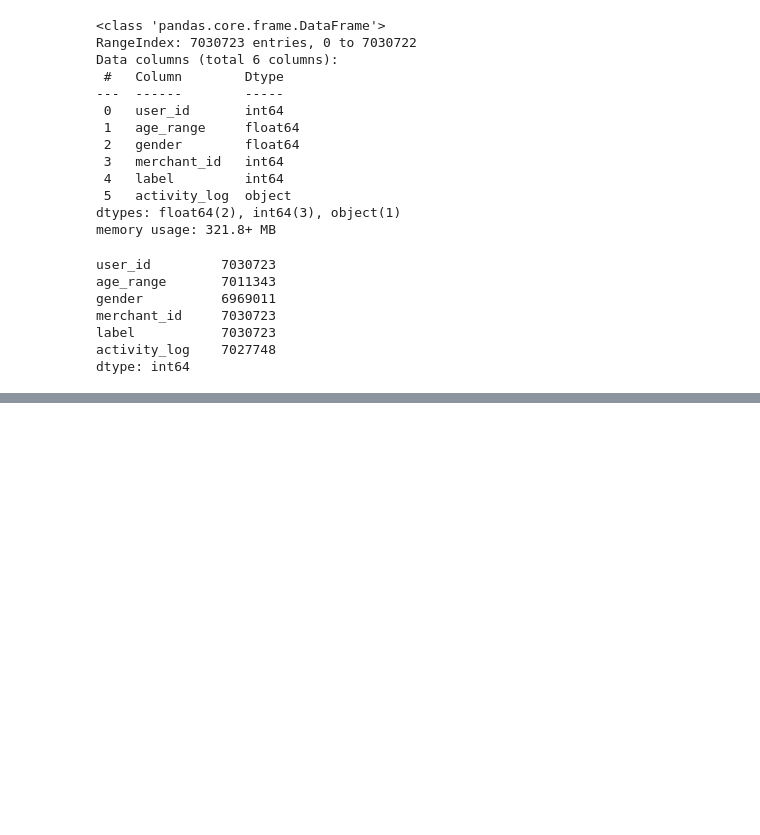
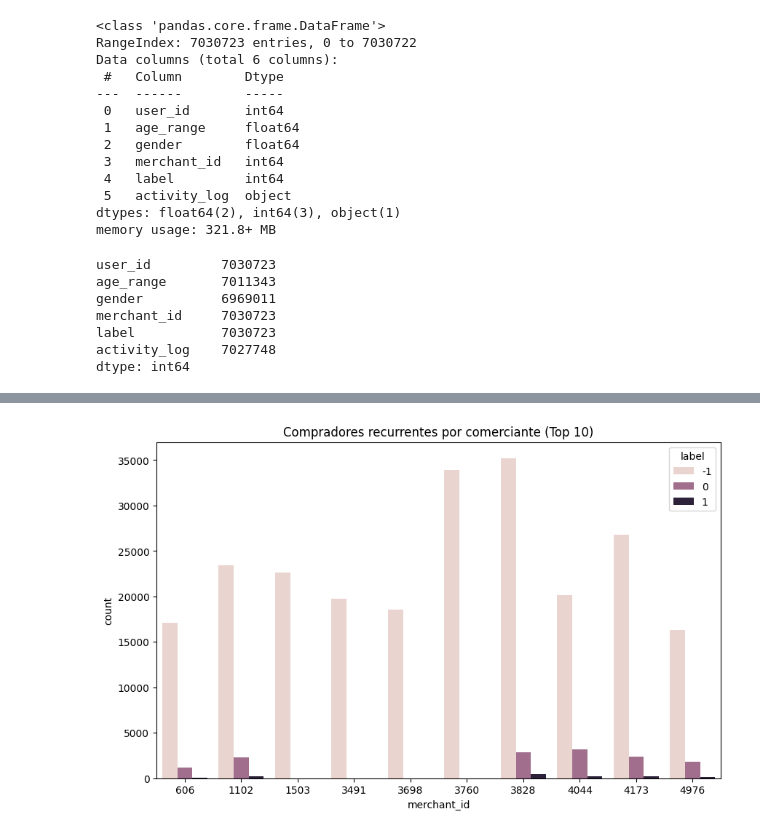
Before and after one commit to Dahernandezsilve/P2DataScience, a Jupyter notebook: Proyecto2.ipynb, the cells around one changed output, grey strips where cells are left out. Saved outputs shown, nothing was run; the diff lists cells and outputs as text; code cells hidden in the pictures; blank space fills up the shorter version.

```diff
--- a/Proyecto2.ipynb
+++ b/Proyecto2.ipynb
@@ -91,0 +125,9 @@ dtype: int64
+# %%
+# Ver la cantidad de compradores recurrentes por comerciante
+plt.figure(figsize=(10,6))
+top_merchants = dataTrain['merchant_id'].value_counts().nlargest(10).index
+sns.countplot(x='merchant_id', hue='label', data=dataTrain[dataTrain['merchant_id'].isin(top_merchants)])
+plt.title('Compradores recurrentes por comerciante (Top 10)')
+plt.show()
+# %% [output]
+[figure, added]
```
Also changed, not shown: parts of 8 cells of this notebook.
